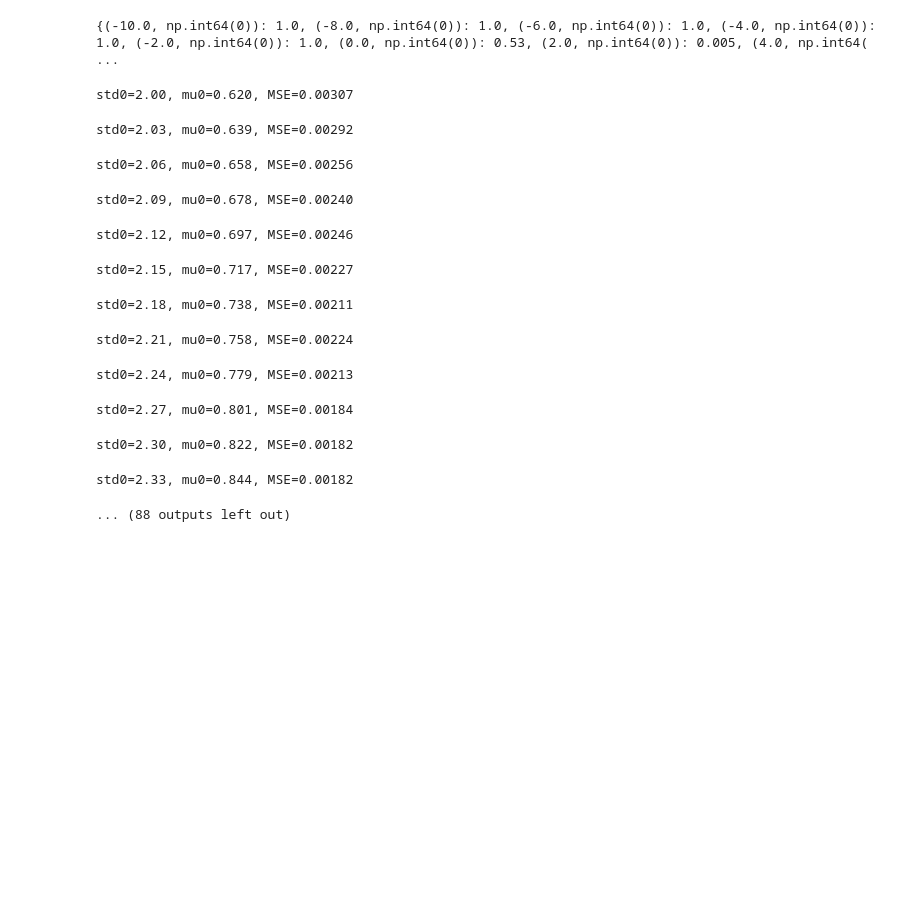
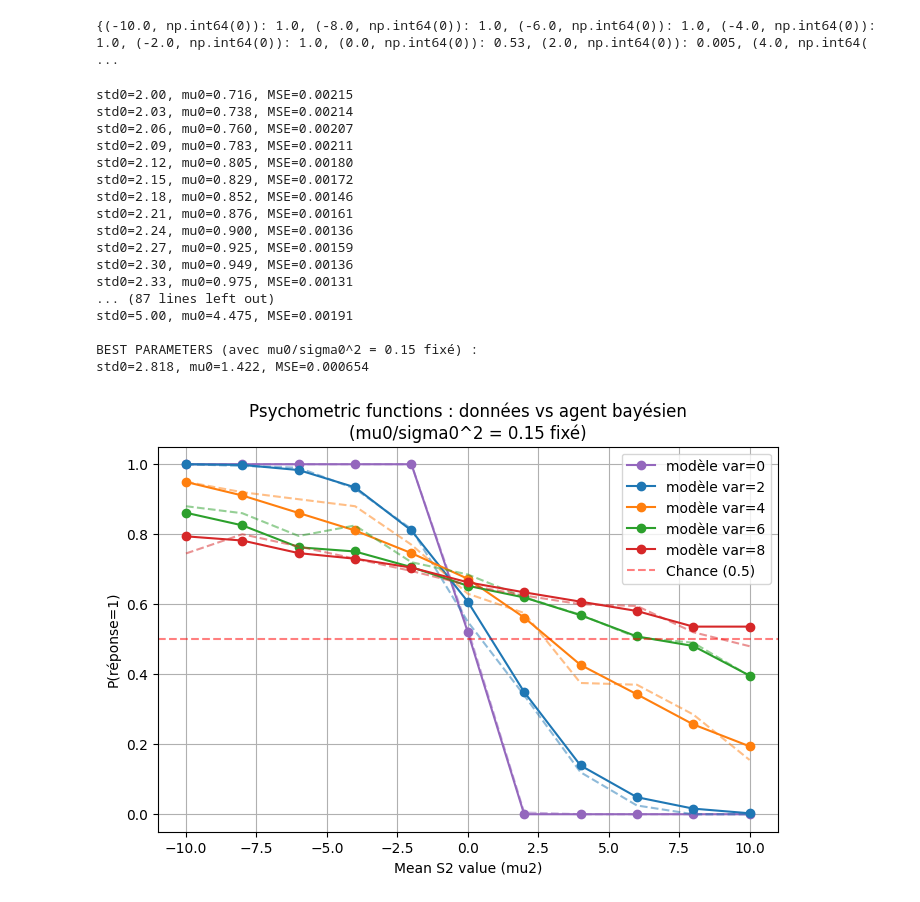
Before and after one commit to DasCes/bayesian_project_group, a Jupyter notebook: test_notebook.ipynb, the cells around one changed output. Cells and saved outputs as stored; diff of their text form; code cells hidden in the pictures; blank space fills up the shorter version.

```diff
--- a/test_notebook.ipynb
+++ b/test_notebook.ipynb
@@ -119,7 +119,7 @@ def agent_response(mu1, std1, mu2, std2, mu0, std0):
 
 mu1  = 0.0
 std1 = 0.2
-relation = 0.155
+relation = 0.179 # before 0.15
 
 def simulate_for_std0(std0, n_trials=2000):
     """
@@ -164,50 +164,55 @@ for std0 in std0_grid:
         best_mu0  = mu0
         best_sim  = sim
 
-print("\nBEST PARAMETERS (avec mu0/sigma0^2 = 0.15 fixé) :")
+print(f"\nBEST PARAMETERS (avec mu0/sigma0^2 = {relation} fixé) :")
 print(f"std0={best_std0:.3f}, mu0={best_mu0:.3f}, MSE={best_mse:.6f}")
 
 # ========= 5) Plot psychométriques : données vs meilleur agent =========
 
 plt.figure(figsize=(8,5))
 colors = {
     0: "tab:purple",
     2: "tab:blue",
     4: "tab:orange",
     6: "tab:green",
     8: "tab:red"
 }
 
 
 for std2 in vars_test:
     xs = mus_test
     ys_model  = [best_sim[(mu2, std2)]   for mu2 in mus_test]
     ys_target = [target[(mu2, std2)]     for mu2 in mus_test]
 
     plt.plot(xs, ys_model,  "-o", label=f"modèle var={std2}",  color=colors[std2])
     plt.plot(xs, ys_target, "--",  alpha=0.5, color=colors[std2])
 
 plt.axhline(0.5, linestyle="--", color="red", alpha=0.5, label="Chance (0.5)")
 plt.xlabel("Mean S2 value (mu2)")
 plt.ylabel("P(réponse=1)")
 plt.title("Psychometric functions : données vs agent bayésien\n(mu0/sigma0^2 = 0.15 fixé)")
 plt.legend()
 plt.grid(True)
 plt.show()
 # %% [output]
-std0=2.00, mu0=0.620, MSE=0.00307
+std0=2.00, mu0=0.716, MSE=0.00215
+std0=2.03, mu0=0.738, MSE=0.00214
+std0=2.06, mu0=0.760, MSE=0.00207
+std0=2.09, mu0=0.783, MSE=0.00211
+std0=2.12, mu0=0.805, MSE=0.00180
+std0=2.15, mu0=0.829, MSE=0.00172
+std0=2.18, mu0=0.852, MSE=0.00146
+std0=2.21, mu0=0.876, MSE=0.00161
+std0=2.24, mu0=0.900, MSE=0.00136
+std0=2.27, mu0=0.925, MSE=0.00159
+std0=2.30, mu0=0.949, MSE=0.00136
+std0=2.33, mu0=0.975, MSE=0.00131
+... (87 lines left out)
+std0=5.00, mu0=4.475, MSE=0.00191
+
+BEST PARAMETERS (avec mu0/sigma0^2 = 0.15 fixé) :
+std0=2.818, mu0=1.422, MSE=0.000654
-std0=2.03, mu0=0.639, MSE=0.00292
-std0=2.06, mu0=0.658, MSE=0.00256
-std0=2.09, mu0=0.678, MSE=0.00240
-std0=2.12, mu0=0.697, MSE=0.00246
-std0=2.15, mu0=0.717, MSE=0.00227
-std0=2.18, mu0=0.738, MSE=0.00211
-std0=2.21, mu0=0.758, MSE=0.00224
-std0=2.24, mu0=0.779, MSE=0.00213
-std0=2.27, mu0=0.801, MSE=0.00184
-std0=2.30, mu0=0.822, MSE=0.00182
-std0=2.33, mu0=0.844, MSE=0.00182
-... (88 outputs left out)
+[figure, added]
 # %%
 plt.plot(mse_array)
 # %% [output]
```
Also changed, not shown: parts of 4 cells of this notebook, 7 other files.
